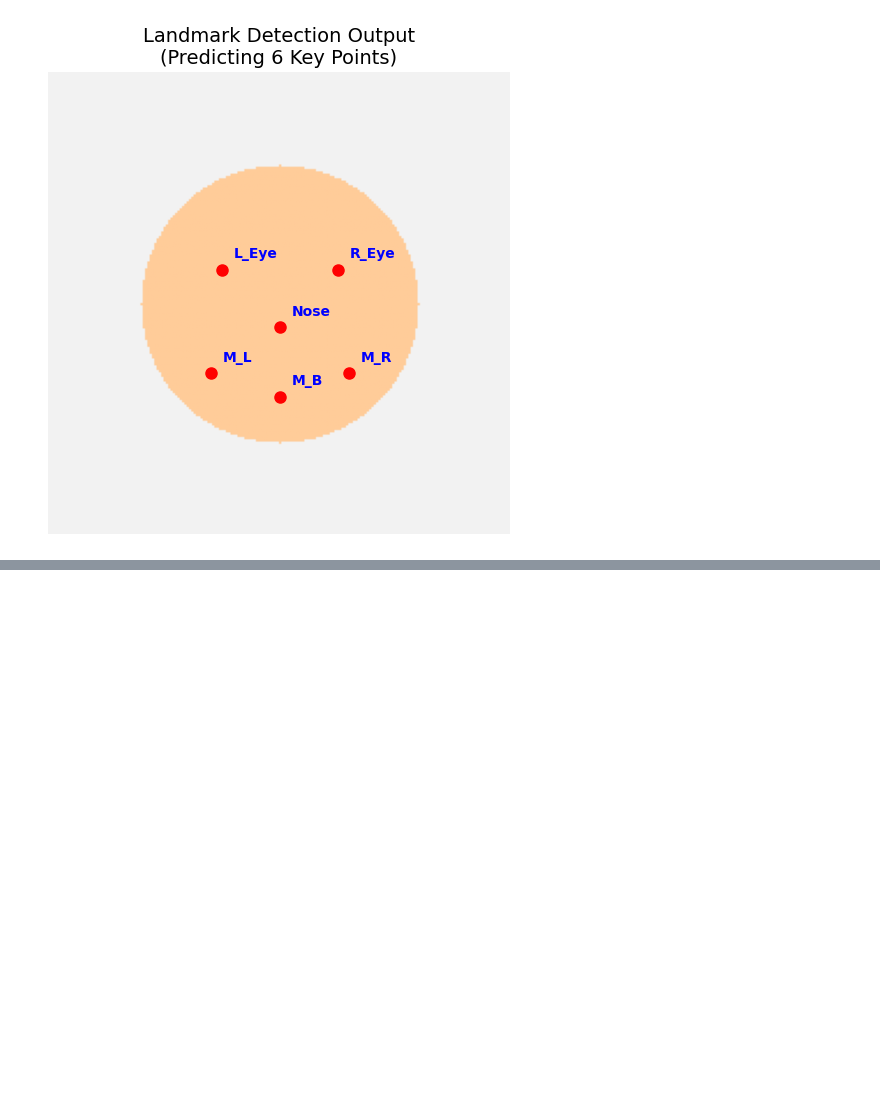
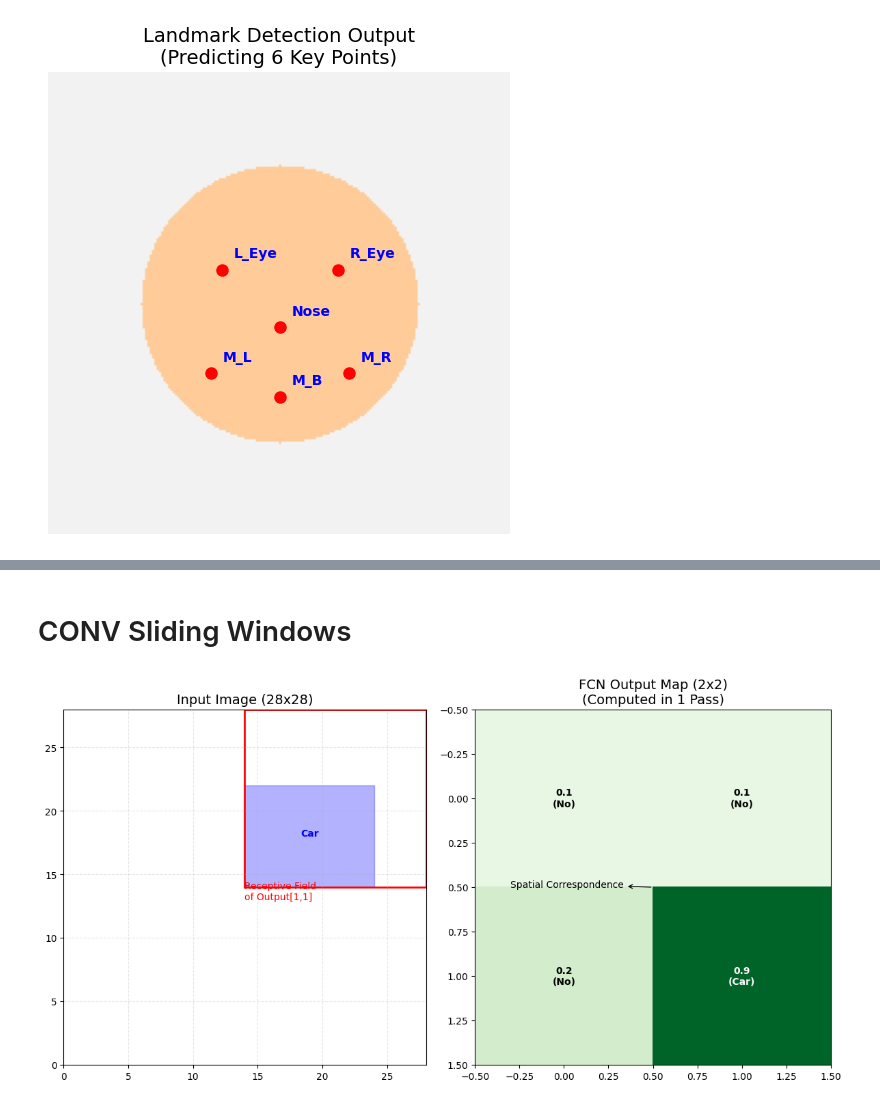
Before and after one commit to Saavkd7/DeepLearning-Specialization-Coursera, a Jupyter notebook: 4. Convolutional+Neural+NETWORKS/Week3/Excercises.ipynb, the cells around one changed output, grey strips where cells are left out. Cells and saved outputs as stored; diff of their text form; code cells hidden in the pictures; blank space fills up the shorter version.

Commit message:
adding ch5 boudng box predictions

```diff
--- a/4. Convolutional+Neural+NETWORKS/Week3/Excercises.ipynb
+++ b/4. Convolutional+Neural+NETWORKS/Week3/Excercises.ipynb
@@ -163,0 +164,64 @@ visualize_sliding_window()
+# %% [markdown]
+# CONV Sliding Windows
+# %%
+### Full Visualization Implementation
+'''
+This visualization demonstrates the **"Efficiency Gain"**. It shows how a single pass over a large image produces a grid of outputs, where each cell represents a sliding window prediction.
+'''
+import matplotlib.pyplot as plt
+import matplotlib.patches as patches
+import numpy as np
+
+def visualize_fcn_sliding_window():
+    fig, (ax1, ax2) = plt.subplots(1, 2, figsize=(12, 6))
+
+    # --- 1. Large Input Image ---
+    img_size = 28
+    ax1.set_xlim(0, img_size); ax1.set_ylim(0, img_size)
+    ax1.set_title(f"Input Image ({img_size}x{img_size})", fontsize=14)
+    ax1.grid(True, linestyle='--', alpha=0.3)
+
+    # Draw a "Car" at a specific location
+    car_rect = patches.Rectangle((14, 14), 10, 8, color='blue', alpha=0.3)
+    ax1.add_patch(car_rect)
+    ax1.text(19, 18, "Car", ha='center', color='blue', fontweight='bold')
+
+    # Visualize one "Sliding Window" (The receptive field of one output pixel)
+    # Let's say the receptive field corresponds to a 14x14 area
+    window_rect = patches.Rectangle((14, 14), 14, 14, linewidth=2, edgecolor='red', facecolor='none')
+    ax1.add_patch(window_rect)
+    ax1.text(14, 13, "Receptive Field\nof Output[1,1]", color='red', fontsize=10)
+
+    # --- 2. Convolutional Output Map ---
+    # Output size depends on stride/pooling. Let's assume output is 2x2 for simplicity
+    out_size = 2
+    output_map = np.zeros((out_size, out_size))
+
+    # The car is in the bottom-right quadrant, so output[1,1] should be high
+    output_map[0, 0] = 0.1 # Top-Left
+    output_map[0, 1] = 0.1 # Top-Right
+    output_map[1, 0] = 0.2 # Bottom-Left
+    output_map[1, 1] = 0.9 # Bottom-Right (Car Detected!)
+
+    ax2.imshow(output_map, cmap='Greens', vmin=0, vmax=1)
+    ax2.set_title(f"FCN Output Map ({out_size}x{out_size})\n(Computed in 1 Pass)", fontsize=14)
+
+    # Label the cells
+    for i in range(out_size):
+        for j in range(out_size):
+            val = output_map[i, j]
+            label = "Car" if val > 0.5 else "No"
+            color = "white" if val > 0.5 else "black"
+            ax2.text(j, i, f"{val}\n({label})", ha='center', va='center', color=color, fontweight='bold')
+
+    # Draw arrow connecting logic
+    plt.annotate("Spatial Correspondence", xy=(0.5, 0.5), xytext=(0.1, 0.5),
+                 xycoords='axes fraction', textcoords='axes fraction',
+                 arrowprops=dict(arrowstyle="<-", color='black'))
+
+    plt.tight_layout()
+    plt.show()
+
+visualize_fcn_sliding_window()
+# %% [output]
+[figure, added]
```
Also changed, not shown: parts of 4 cells of this notebook, 1 other file.
